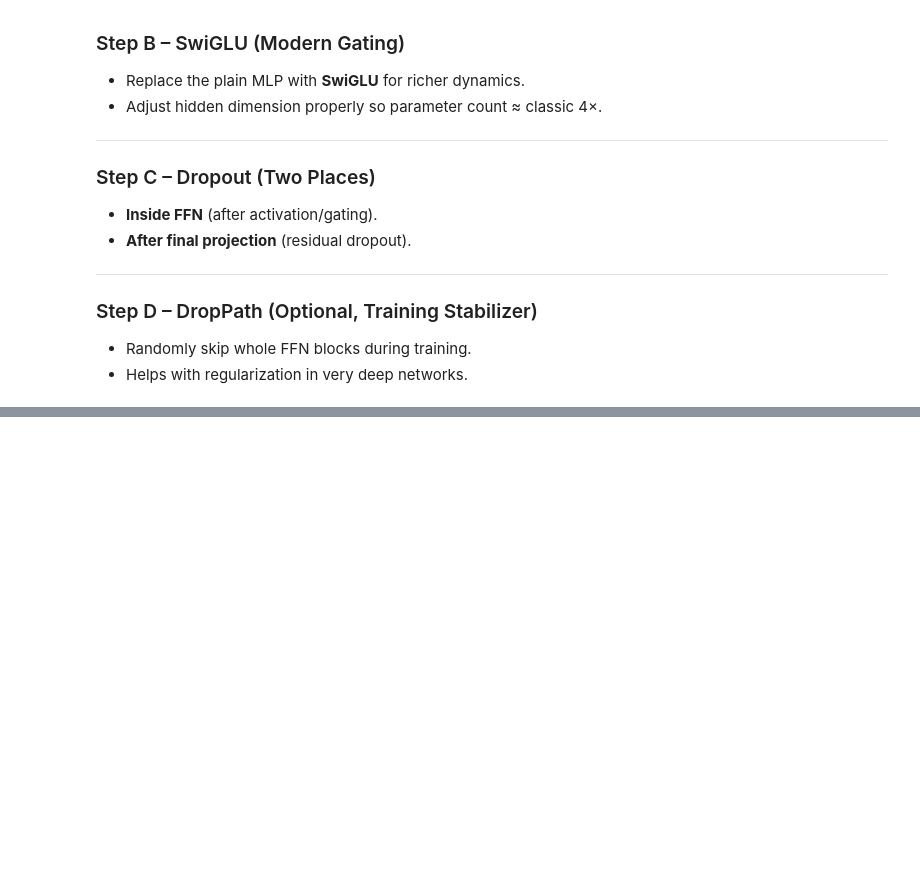
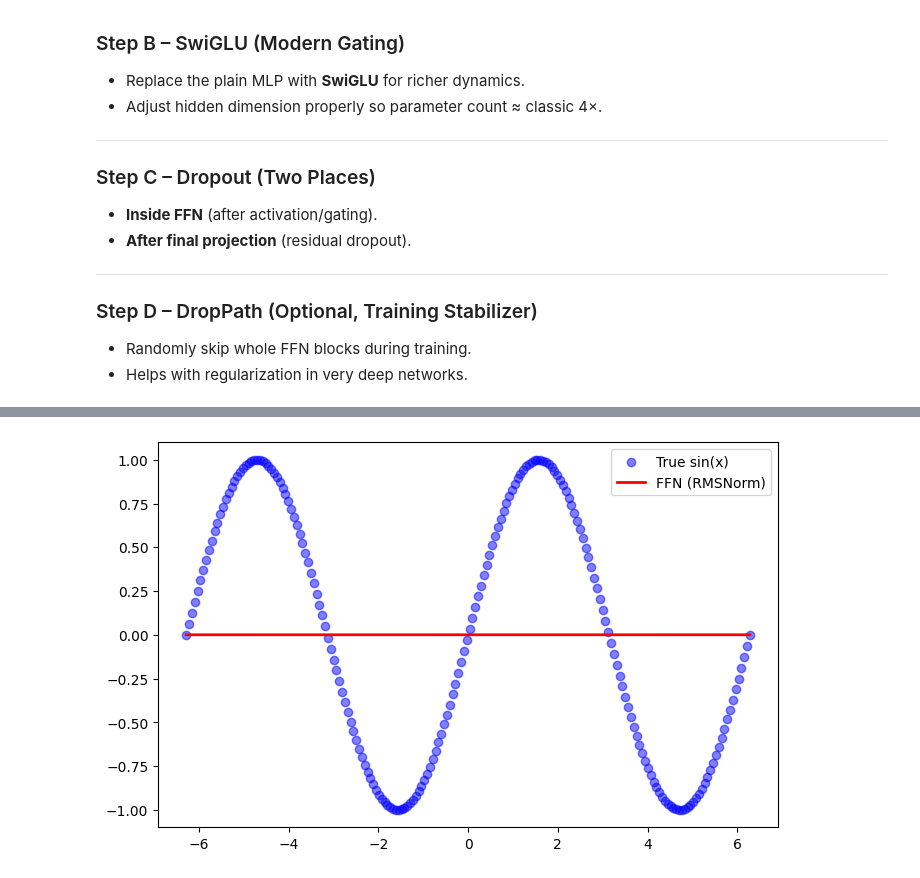
Before and after one commit to aditya699/EduMOE, a Jupyter notebook: MOE.ipynb, the cells around one changed output, grey strips where cells are left out. Drawn from its saved outputs; the diff is of its cells as text; code cells hidden in the pictures; blank space fills up the shorter version.

Commit message:
added rms norm

```diff
--- a/MOE.ipynb
+++ b/MOE.ipynb
@@ -672,0 +714,16 @@ The above was a **basic FFN**. Lately, things have changed a bit — the **heart
+# %%
+import torch
+import torch.nn as nn
+
+class RMSNorm(nn.Module):
+    def __init__(self, dim, eps=1e-8):
+        super().__init__()
+        self.eps = eps
+        # learnable scale parameter γ (same size as hidden dimension)
+        self.scale = nn.Parameter(torch.ones(dim))
+
+    def forward(self, x):
+        # compute RMS over last dimension
+        rms = x.pow(2).mean(dim=-1, keepdim=True).sqrt()  # shape: (batch, seq, 1)
+        x_normed = x / (rms + self.eps)
+        return self.scale * x_normed
@@ -672,0 +767,81 @@ The above was a **basic FFN**. Lately, things have changed a bit — the **heart
+# %%
+import torch
+import torch.nn as nn
+import torch.optim as optim
+import matplotlib.pyplot as plt
+
+# ---------------------------
+# 1. Dataset
+# ---------------------------
+torch.manual_seed(42)
+x = torch.linspace(-2*torch.pi, 2*torch.pi, 200).unsqueeze(1)   # (200,1)
+y = torch.sin(x)
+
+# ---------------------------
+# 2. RMSNorm definition
+# ---------------------------
+class RMSNorm(nn.Module):
+    def __init__(self, dim, eps=1e-8):
+        super().__init__()
+        self.eps = eps
+        self.scale = nn.Parameter(torch.ones(dim))  # γ
+    def forward(self, x):
+        rms = x.pow(2).mean(dim=-1, keepdim=True).sqrt()
+        return self.scale * x / (rms + self.eps)
+
+# ---------------------------
+# 3. FFN with RMSNorm Pre-Norm
+# ---------------------------
+class ModernFFN(nn.Module):
+    def __init__(self, d_model=1, d_ff=64, dropout=0.0):
+        super().__init__()
+        self.norm = RMSNorm(d_model)
+        self.ffn = nn.Sequential(
+            nn.Linear(d_model, d_ff, bias=True),  # keep bias for toy task
+            nn.ReLU(),
+            nn.Linear(d_ff, d_model, bias=True),
+        )
+        self.dropout = nn.Dropout(dropout)
+
+    def forward(self, x):
+        x_normed = self.norm(x)
+        return self.dropout(self.ffn(x_normed))
+
+model = ModernFFN()
+
+# ---------------------------
+# 4. Loss + Optimizer
+# ---------------------------
+criterion = nn.MSELoss()
+optimizer = optim.Adam(model.parameters(), lr=0.01)
+
+# ---------------------------
+# 5. Training loop
+# ---------------------------
+epochs = 10000
+losses = []
+
+for epoch in range(epochs):
+    y_pred = model(x)
+    loss = criterion(y_pred, y)
+
+    optimizer.zero_grad()
+    loss.backward()
+    optimizer.step()
+
+    losses.append(loss.item())
+    if (epoch+1) % 100 == 0:
+        print(f"Epoch {epoch+1}/{epochs}, Loss: {loss.item():.4f}")
+
+# ---------------------------
+# 6. Plot predictions
+# ---------------------------
+with torch.no_grad():
+    y_pred = model(x)
+
+plt.figure(figsize=(8,5))
+plt.scatter(x.numpy(), y.numpy(), label="True sin(x)", color="blue", alpha=0.5)
+plt.plot(x.numpy(), y_pred.numpy(), label="FFN (RMSNorm)", color="red", linewidth=2)
+plt.legend()
+plt.show()
+# %% [output]
@@ -672,0 +865 @@ The above was a **basic FFN**. Lately, things have changed a bit — the **heart
+[figure, added]
```
Also changed, not shown: parts of 8 cells of this notebook, 2 other files.
